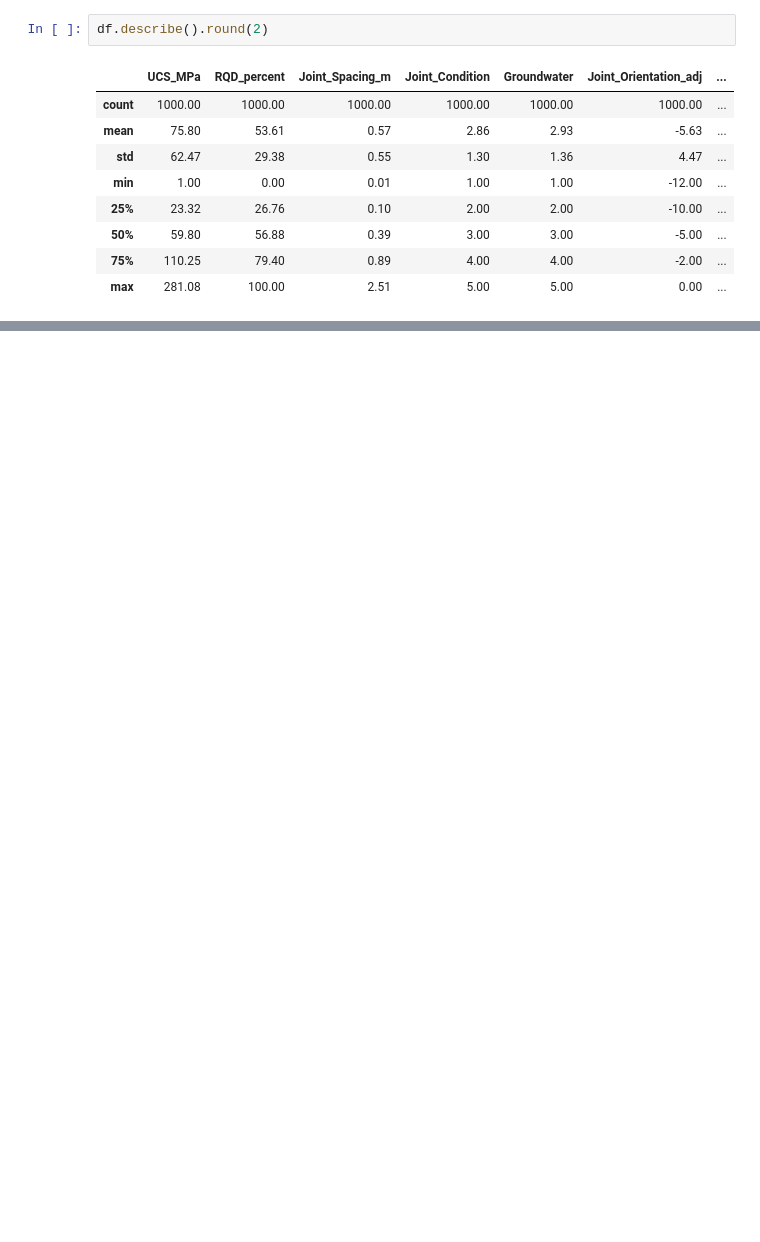
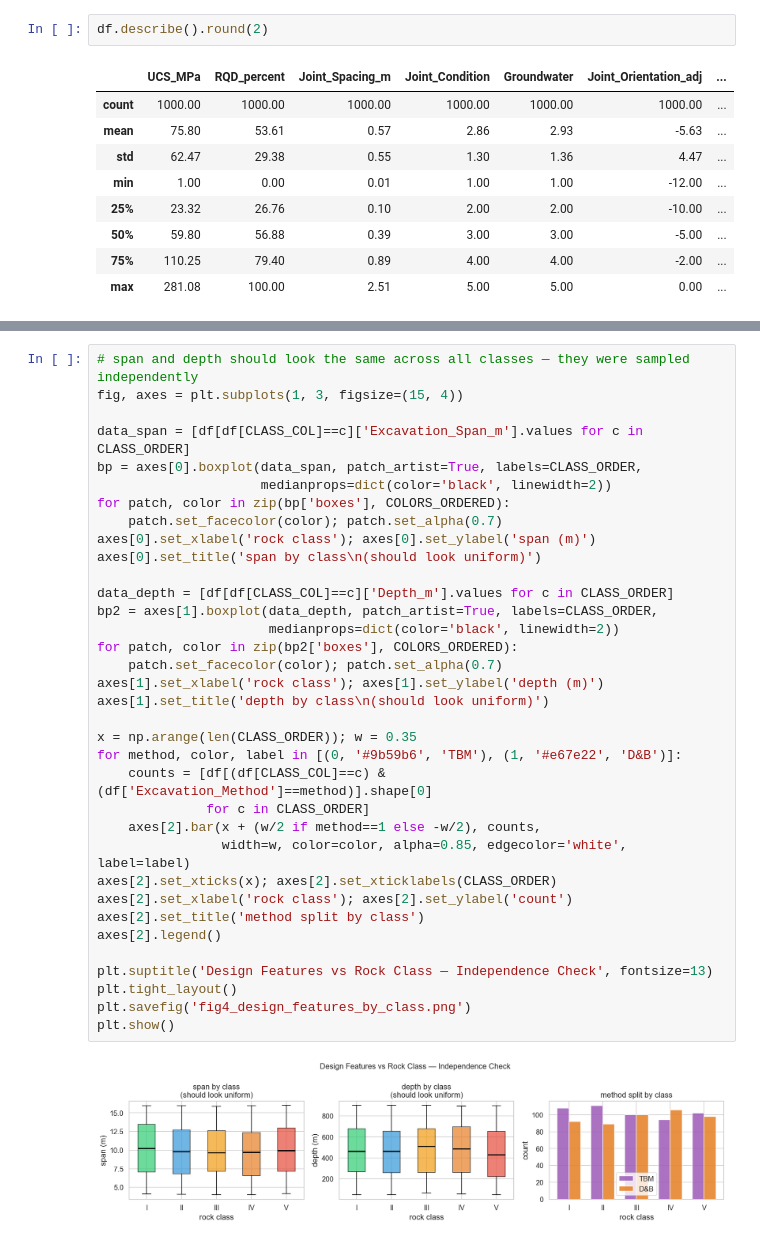
Before and after one commit to sayanmondal31694-sys/rmr-tunnel-support-designer-app, a Jupyter notebook: rmr_eda.ipynb, the cells around one changed output, grey strips where cells are left out. Cells and saved outputs as stored; diff of their text form; blank space fills up the shorter version.

```diff
--- a/rmr_eda.ipynb
+++ b/rmr_eda.ipynb
@@ -1147,0 +218,37 @@ Figures saved: fig1 to fig20 as PNG files.
+# %%
+# span and depth should look the same across all classes — they were sampled independently
+fig, axes = plt.subplots(1, 3, figsize=(15, 4))
+
+data_span = [df[df[CLASS_COL]==c]['Excavation_Span_m'].values for c in CLASS_ORDER]
+bp = axes[0].boxplot(data_span, patch_artist=True, labels=CLASS_ORDER,
+                     medianprops=dict(color='black', linewidth=2))
+for patch, color in zip(bp['boxes'], COLORS_ORDERED):
+    patch.set_facecolor(color); patch.set_alpha(0.7)
+axes[0].set_xlabel('rock class'); axes[0].set_ylabel('span (m)')
+axes[0].set_title('span by class\n(should look uniform)')
+
+data_depth = [df[df[CLASS_COL]==c]['Depth_m'].values for c in CLASS_ORDER]
+bp2 = axes[1].boxplot(data_depth, patch_artist=True, labels=CLASS_ORDER,
+                      medianprops=dict(color='black', linewidth=2))
+for patch, color in zip(bp2['boxes'], COLORS_ORDERED):
+    patch.set_facecolor(color); patch.set_alpha(0.7)
+axes[1].set_xlabel('rock class'); axes[1].set_ylabel('depth (m)')
+axes[1].set_title('depth by class\n(should look uniform)')
+
+x = np.arange(len(CLASS_ORDER)); w = 0.35
+for method, color, label in [(0, '#9b59b6', 'TBM'), (1, '#e67e22', 'D&B')]:
+    counts = [df[(df[CLASS_COL]==c) & (df['Excavation_Method']==method)].shape[0]
+              for c in CLASS_ORDER]
+    axes[2].bar(x + (w/2 if method==1 else -w/2), counts,
+                width=w, color=color, alpha=0.85, edgecolor='white', label=label)
+axes[2].set_xticks(x); axes[2].set_xticklabels(CLASS_ORDER)
+axes[2].set_xlabel('rock class'); axes[2].set_ylabel('count')
+axes[2].set_title('method split by class')
+axes[2].legend()
+
+plt.suptitle('Design Features vs Rock Class — Independence Check', fontsize=13)
+plt.tight_layout()
+plt.savefig('fig4_design_features_by_class.png')
+plt.show()
+# %% [output]
+[figure, added]
```
Also changed, not shown: parts of 85 cells of this notebook.
